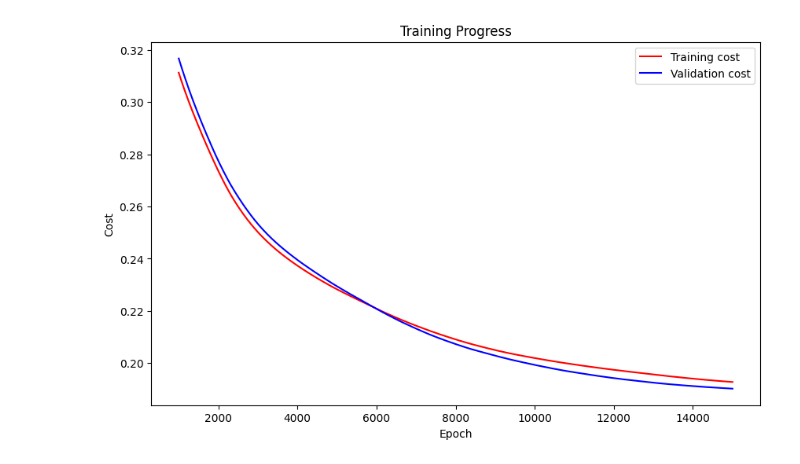
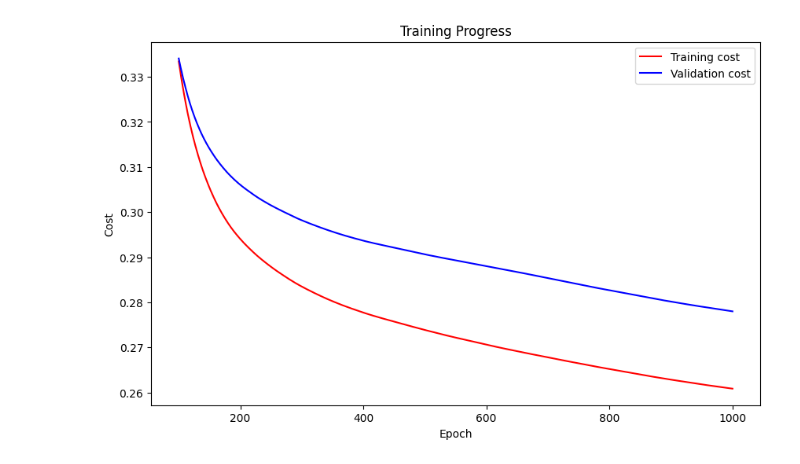
Before and after one commit to ErikFolkesson/nn_from_scratch_python, a Jupyter notebook: local_notebooks/testing.ipynb, the cells around one changed output. Cells and saved outputs as stored; diff of their text form; code cells hidden in the pictures.

```diff
--- a/local_notebooks/testing.ipynb
+++ b/local_notebooks/testing.ipynb
@@ -36,5 +36,6 @@ network = Network(
     cost=Cost("MSE")
 )
 # %%
-training_progress = network.train(X, Y, 1000, learning_rate=0.005, validation_split=0.2, verbose=True, verbose_percentage=10)
+epochs = 1000
+training_progress = network.train(X, Y, epochs, learning_rate=0.005, validation_split=0.2, verbose=True, verbose_percentage=10)
 # %% [output]
@@ -59,18 +59,18 @@ KeyboardInterrupt:
 # %%
 import matplotlib.pyplot as plt
 
-ignore_first_n = 1000
+ignore_first_n = int(epochs / 10)
 
 costs = training_progress['cost'][ignore_first_n:]
 val_costs = training_progress['val_cost'][ignore_first_n:]
 
 plt.figure(figsize=(10, 6))
 plt.plot(range(ignore_first_n, len(costs) + ignore_first_n), costs, 'r-', label='Training cost')
 plt.plot(range(ignore_first_n, len(val_costs) + ignore_first_n), val_costs, 'b-', label='Validation cost')
 plt.xlabel('Epoch')
 plt.ylabel('Cost')
 plt.title('Training Progress')
 plt.legend()
 plt.show()
 # %% [output]
-[figure, old version]
+[figure, new version]
```
Also changed, not shown: parts of 1 cell of this notebook, 1 other file.
